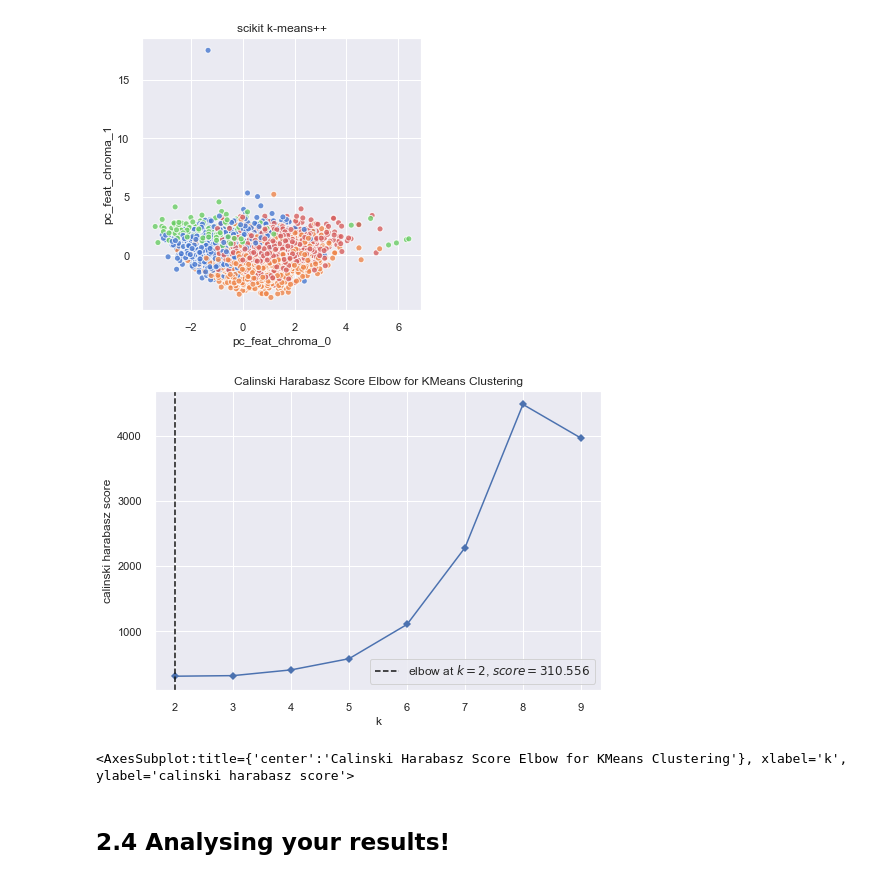
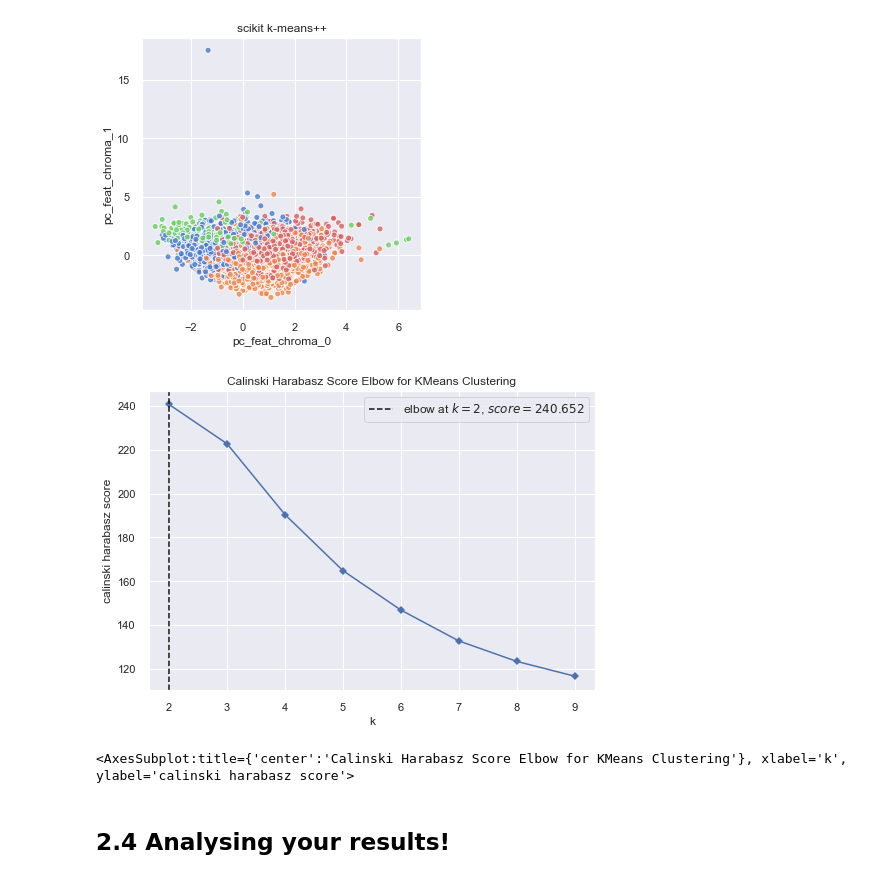
Before and after one commit to ClaraL27/ADM-HW4, a Jupyter notebook: main.ipynb, the cells around one changed output. Cells and saved outputs as stored; diff of their text form; code cells hidden in the pictures.

```diff
--- a/main.ipynb
+++ b/main.ipynb
@@ -917,15 +845,13 @@ plt.show()
 # %% [output]
 [figure]
 [figure]
-# %%
-X, y = make_blobs(n_samples=1000, n_features=12, centers=8, random_state=42)
-model_new = KMeans()
-visualizer_1 = KElbowVisualizer(model_new, k=(2,10), metric="calinski_harabasz", timings=False)
-visualizer_1.fit(X)        # Fit the data to the visualizer
-visualizer_1.show()
-# %% [output]
-[figure, removed]
-<AxesSubplot:title={'center':'Calinski Harabasz Score Elbow for KMeans Clustering'}, xlabel='k', ylabel='calinski harabasz score'>
+# %%
+visualizer = KElbowVisualizer(model_sk, k=(2,10), metric="calinski_harabasz", timings=False)
+visualizer.fit(clust_df)
+visualizer.show()
+# %% [output]
+[figure, added]
+<AxesSubplot:title={'center':'Calinski Harabasz Score Elbow for KMeans Clustering'}, xlabel='k', ylabel='calinski harabasz score'>
 # %% [markdown]
 ## 2.4 Analysing your results!
 # %%
```
Also changed, not shown: parts of 9 cells of this notebook.
